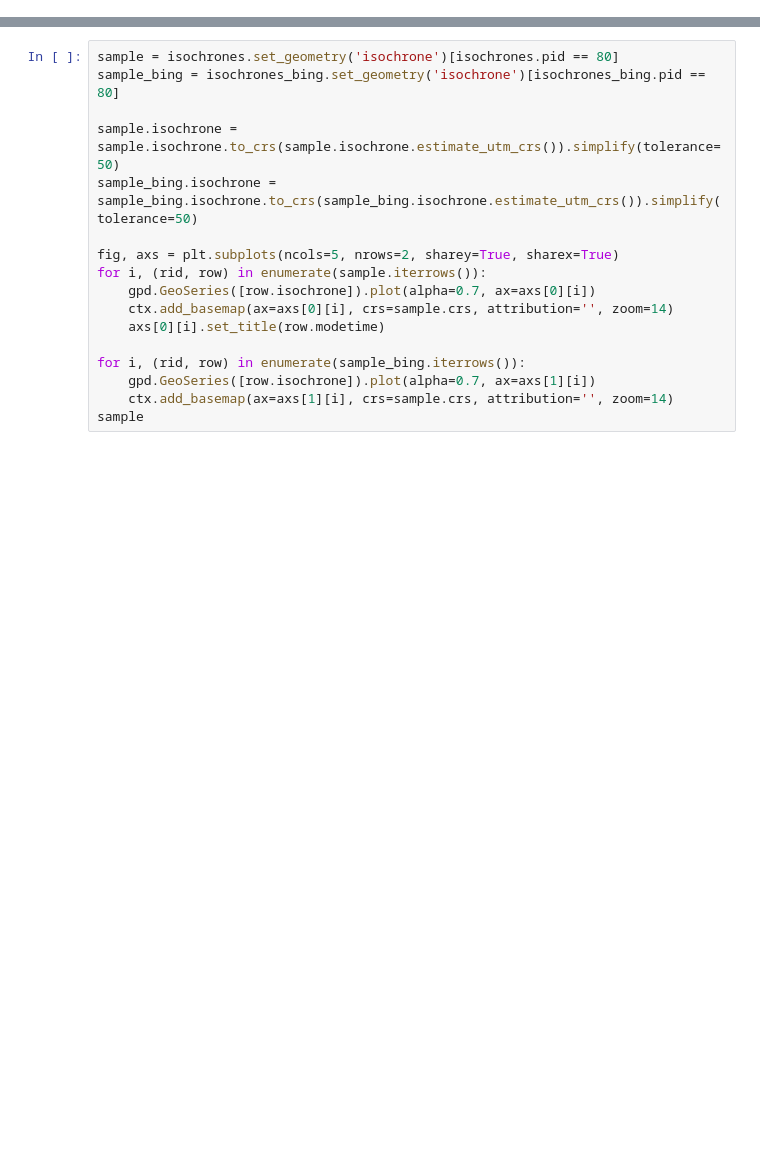
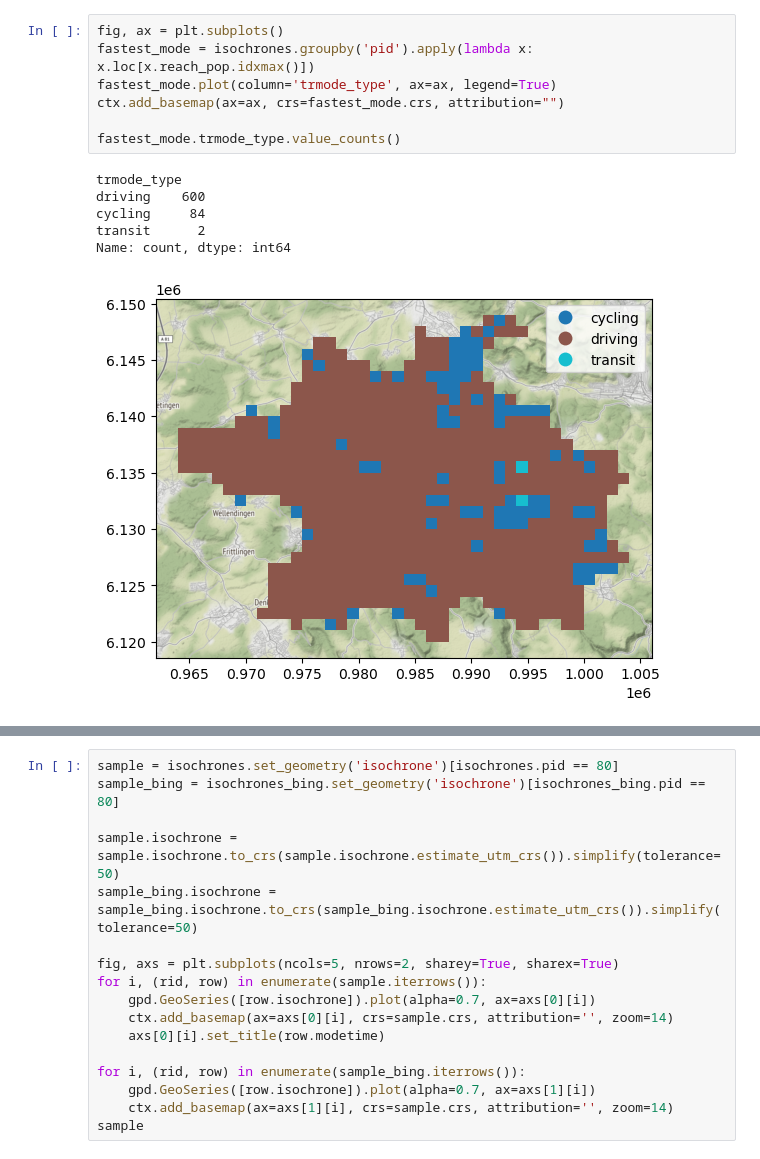
Before and after one commit to idegeus/UrbanTransportTimes, a Jupyter notebook: 2-notebooks/1.0-analyse-isochrones.ipynb, the cells around one changed output, grey strips where cells are left out. Saved outputs shown, nothing was run; the diff lists cells and outputs as text; blank space fills up the shorter version.

```diff
--- a/2-notebooks/1.0-analyse-isochrones.ipynb
+++ b/2-notebooks/1.0-analyse-isochrones.ipynb
@@ -77,0 +112,14 @@ INFO:root:Out of total 4704, 100.0% cached.
+# %%
+fig, ax = plt.subplots()
+fastest_mode = isochrones.groupby('pid').apply(lambda x: x.loc[x.reach_pop.idxmax()])
+fastest_mode.plot(column='trmode_type', ax=ax, legend=True)
+ctx.add_basemap(ax=ax, crs=fastest_mode.crs, attribution="")
+
+fastest_mode.trmode_type.value_counts()
+# %% [output]
+trmode_type
+driving    600
+cycling     84
+transit      2
+Name: count, dtype: int64
+[figure, added]
```
Also changed, not shown: parts of 33 cells of this notebook, 7 other files.
